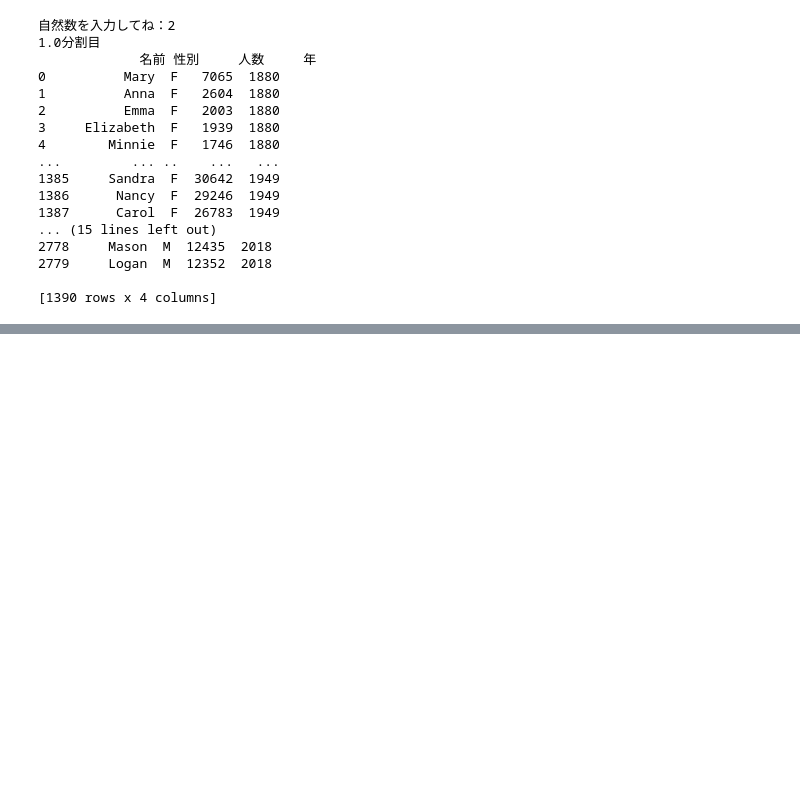
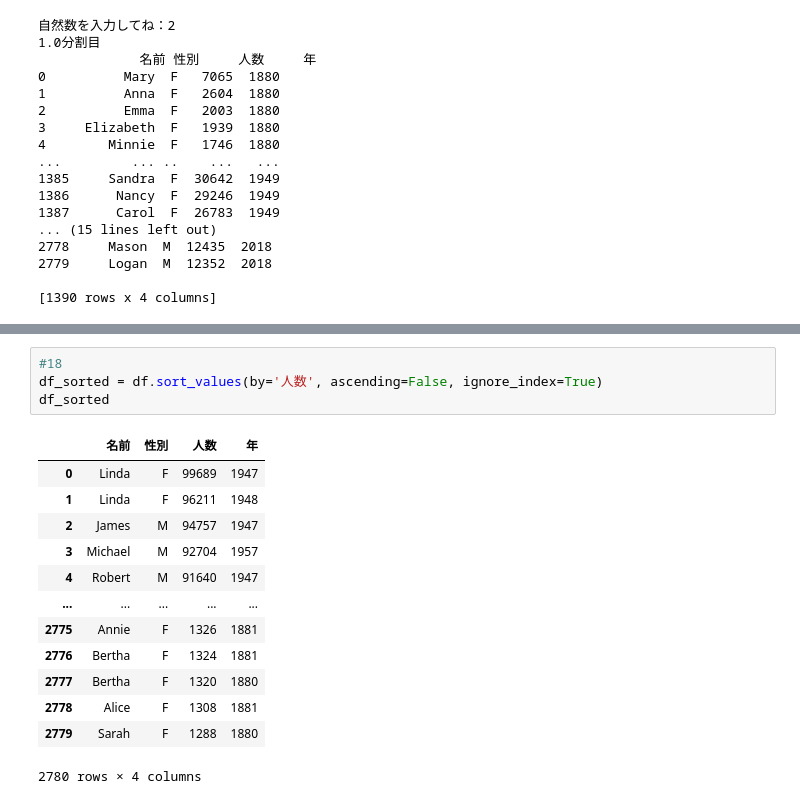
Before and after one commit to areldai03/nlp100knock, a Jupyter notebook: chap2.ipynb, the cells around one changed output, grey strips where cells are left out. Saved outputs shown, nothing was run; the diff lists cells and outputs as text; blank space fills up the shorter version.

```diff
--- a/chap2.ipynb
+++ b/chap2.ipynb
@@ -184,0 +229,18 @@ print()
+# %%
+#18
+df_sorted = df.sort_values(by='人数', ascending=False, ignore_index=True)
+df_sorted
+# %% [output]
+|  | 名前 | 性別 | 人数 | 年 |
+| 0 | Linda | F | 99689 | 1947 |
+| 1 | Linda | F | 96211 | 1948 |
+| 2 | James | M | 94757 | 1947 |
+| 3 | Michael | M | 92704 | 1957 |
+| 4 | Robert | M | 91640 | 1947 |
+| ... | ... | ... | ... | ... |
+| 2775 | Annie | F | 1326 | 1881 |
+| 2776 | Bertha | F | 1324 | 1881 |
+| 2777 | Bertha | F | 1320 | 1880 |
+| 2778 | Alice | F | 1308 | 1881 |
+| 2779 | Sarah | F | 1288 | 1880 |
+2780 rows × 4 columns
```
Also changed, not shown: parts of 15 cells of this notebook.
